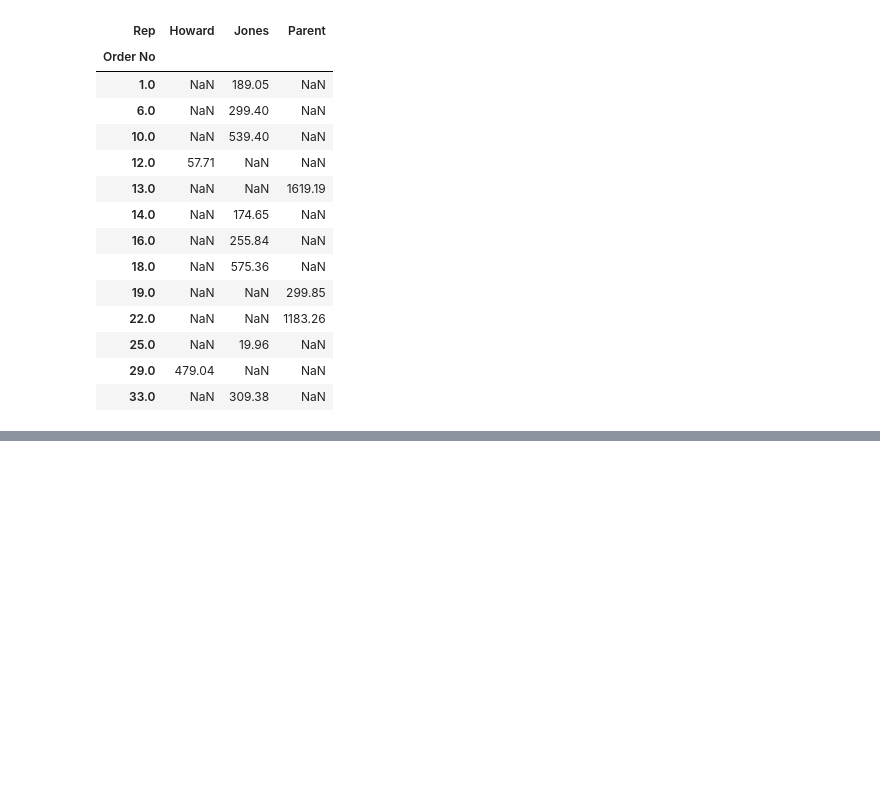
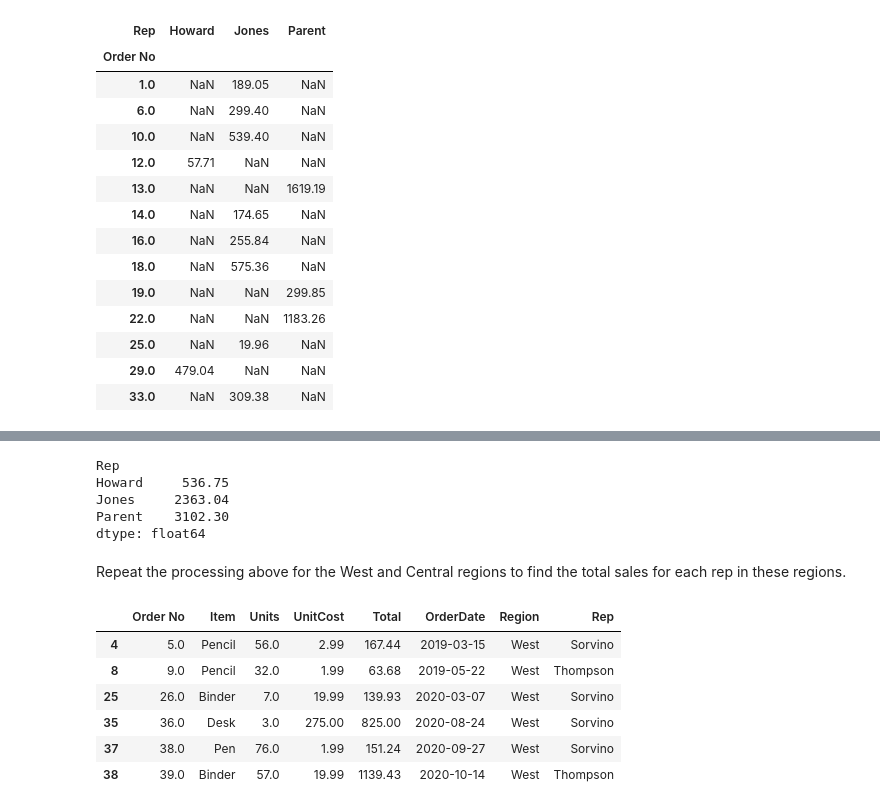
Before and after one commit to sxs001/L4DA_resources, a Jupyter notebook: CombineData.ipynb, the cells around one changed output, grey strips where cells are left out. Saved outputs shown, nothing was run; the diff lists cells and outputs as text; code cells hidden in the pictures; blank space fills up the shorter version.

```diff
--- a/CombineData.ipynb
+++ b/CombineData.ipynb
@@ -103,0 +167,23 @@ df_ItemRepEast3
+# %%
+df_Eastsum=df_ItemRepEast4.sum()
+df_Eastsum
+# %% [output]
+Rep
+Howard     536.75
+Jones     2363.04
+Parent    3102.30
+dtype: float64
+# %% [markdown]
+Repeat the processing above for the West and Central regions to find the total sales for each rep in these regions.
+# %%
+df_ItemRepWest=df_ItemRep2.where(df_ItemRep2.Region=='West')
+df_ItemRepWest2=df_ItemRepWest.dropna()
+df_ItemRepWest2
+# %% [output]
+|  | Order No | Item | Units | UnitCost | Total | OrderDate | Region | Rep |
+| 4 | 5.0 | Pencil | 56.0 | 2.99 | 167.44 | 2019-03-15 | West | Sorvino |
+| 8 | 9.0 | Pencil | 32.0 | 1.99 | 63.68 | 2019-05-22 | West | Thompson |
+| 25 | 26.0 | Binder | 7.0 | 19.99 | 139.93 | 2020-03-07 | West | Sorvino |
+| 35 | 36.0 | Desk | 3.0 | 275.00 | 825.00 | 2020-08-24 | West | Sorvino |
+| 37 | 38.0 | Pen | 76.0 | 1.99 | 151.24 | 2020-09-27 | West | Sorvino |
+| 38 | 39.0 | Binder | 57.0 | 19.99 | 1139.43 | 2020-10-14 | West | Thompson |
```
Also changed, not shown: parts of 10 cells of this notebook.
